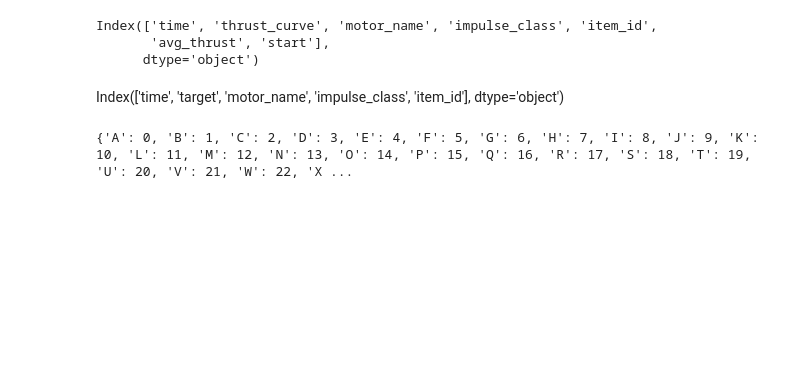
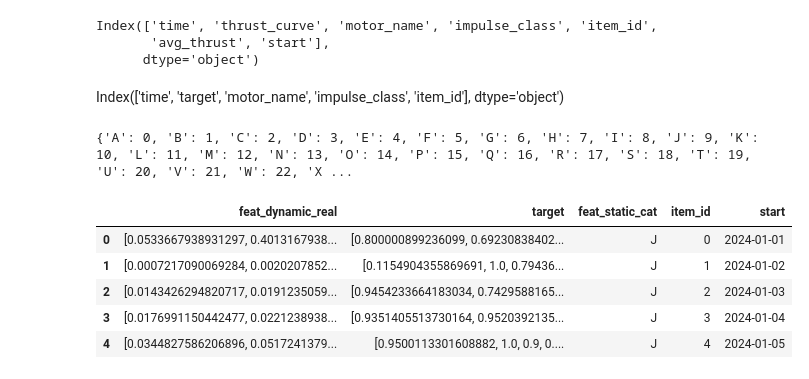
Before and after one commit to shadadu/RocketPill, a Jupyter notebook: ipynb-notebooks/analytics_of_thrust_curve_data.ipynb, the cells around one changed output. Saved outputs shown, nothing was run; the diff lists cells and outputs as text; code cells hidden in the pictures; blank space fills up the shorter version.

```diff
--- a/ipynb-notebooks/analytics_of_thrust_curve_data.ipynb
+++ b/ipynb-notebooks/analytics_of_thrust_curve_data.ipynb
@@ -358,4 +388,13 @@ alphabet_index = {char: idx for idx, char in enumerate(string.ascii_uppercase)}
 print(alphabet_index)
 # %% [output]
 {'A': 0, 'B': 1, 'C': 2, 'D': 3, 'E': 4, 'F': 5, 'G': 6, 'H': 7, 'I': 8, 'J': 9, 'K': 10, 'L': 11, 'M': 12, 'N': 13, 'O': 14, 'P': 15, 'Q': 16, 'R': 17, 'S': 18, 'T': 19, 'U': 20, 'V': 21, 'W': 22, 'X ...
+# %%
+hf_df.head()
+# %% [output]
+|  | feat_dynamic_real | target | feat_static_cat | item_id | start |
+| 0 | [0.0533667938931297, 0.4013167938... | [0.800000899236099, 0.69230838402... | J | 0 | 2024-01-01 |
+| 1 | [0.0007217090069284, 0.0020207852... | [0.1154904355869691, 1.0, 0.79436... | J | 1 | 2024-01-02 |
+| 2 | [0.0143426294820717, 0.0191235059... | [0.9454233664183034, 0.7429588165... | J | 2 | 2024-01-03 |
+| 3 | [0.0176991150442477, 0.0221238938... | [0.9351405513730164, 0.9520392135... | J | 3 | 2024-01-04 |
+| 4 | [0.0344827586206896, 0.0517241379... | [0.9500113301608882, 1.0, 0.9, 0.... | J | 4 | 2024-01-05 |
 # %%
```
Also changed, not shown: parts of 20 cells of this notebook.
